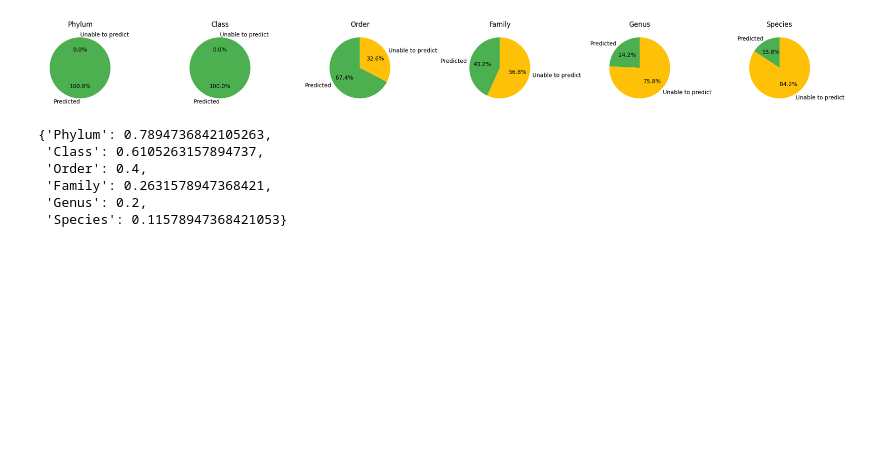
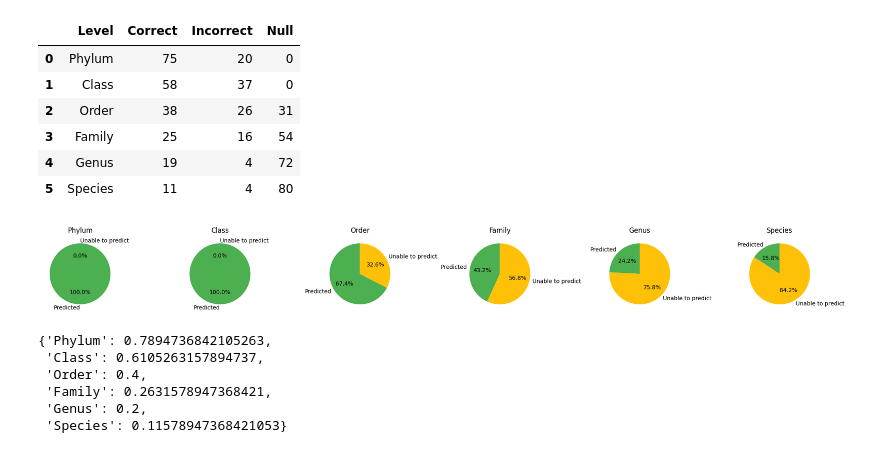
Before and after one commit to Angsumi/GPT_VISION_FOR_Animal_Classification, a Jupyter notebook: Final_GPT_Vision_plotting.ipynb, the cells around one changed output. Saved outputs shown, nothing was run; the diff lists cells and outputs as text; code cells hidden in the pictures; blank space fills up the shorter version.

```diff
--- a/Final_GPT_Vision_plotting.ipynb
+++ b/Final_GPT_Vision_plotting.ipynb
@@ -32,3 +41,32 @@ output_df_cleaned = clean_dataframe(output_df.copy())
+# %%
+# Function to add a column for counting 'NA' (null) values for each category
+def count_null_values(input_df, output_df):
+    levels = ['Phylum', 'Class', 'Order', 'Family', 'Genus', 'Species']
+    results = {'Level': [], 'Correct': [], 'Incorrect': [], 'Null': []}
+
+    for level in levels:
+        correct = (input_df[level] == output_df[level]).sum()
+        incorrect = ((input_df[level] != output_df[level]) & (output_df[level].notna())).sum()
+        null = output_df[level].isna().sum()
+
+        results['Level'].append(level)
+        results['Correct'].append(correct)
+        results['Incorrect'].append(incorrect)
+        results['Null'].append(null)
+
+    return pd.DataFrame(results)
+
+# Counting null values along with correct and incorrect predictions
+comparison_results_with_null = count_null_values(input_df_cleaned, output_df_cleaned)
+comparison_results_with_null
+# %% [output]
+|  | Level | Correct | Incorrect | Null |
+| 0 | Phylum | 75 | 20 | 0 |
+| 1 | Class | 58 | 37 | 0 |
+| 2 | Order | 38 | 26 | 31 |
+| 3 | Family | 25 | 16 | 54 |
+| 4 | Genus | 19 | 4 | 72 |
+| 5 | Species | 11 | 4 | 80 |
 # %%
 # Pie Diagrams for Empty Predictions
 
```
Also changed, not shown: parts of 1 cell of this notebook.
